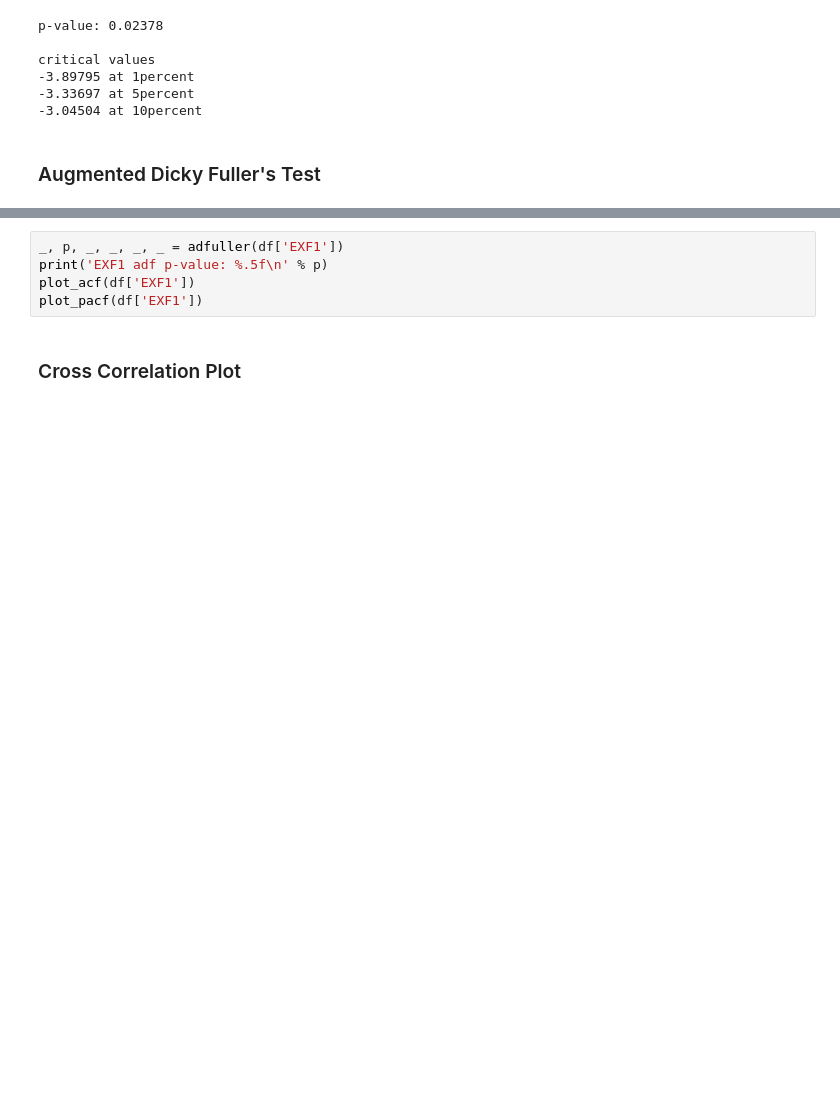
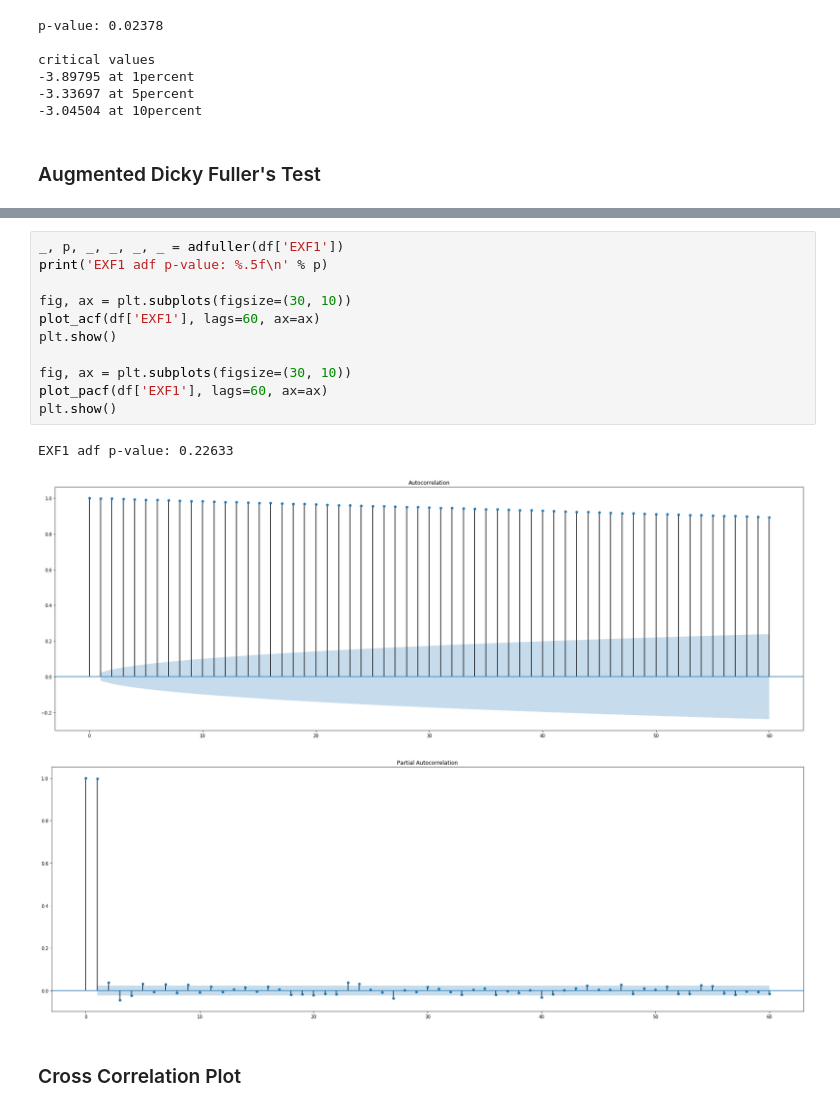
Before and after one commit to fagan2888/cointegration, a Jupyter notebook: Demo Result.ipynb, the cells around one changed output, grey strips where cells are left out. Saved outputs shown, nothing was run; the diff lists cells and outputs as text; blank space fills up the shorter version.

```diff
--- a/Demo Result.ipynb
+++ b/Demo Result.ipynb
@@ -54,8 +62,18 @@ FXF1 adf p-value: 0.05286
 # %%
 _, p, _, _, _, _ = adfuller(df['EXF1'])
 print('EXF1 adf p-value: %.5f\n' % p)
-plot_acf(df['EXF1'])
-plot_pacf(df['EXF1'])
+
+fig, ax = plt.subplots(figsize=(30, 10))
+plot_acf(df['EXF1'], lags=60, ax=ax)
+plt.show()
+
+fig, ax = plt.subplots(figsize=(30, 10))
+plot_pacf(df['EXF1'], lags=60, ax=ax)
+plt.show()
+# %% [output]
+EXF1 adf p-value: 0.22633
+[figure, added]
+[figure, added]
 # %% [markdown]
 ### Cross Correlation Plot
 # %%
```
Also changed, not shown: parts of 26 cells of this notebook.
